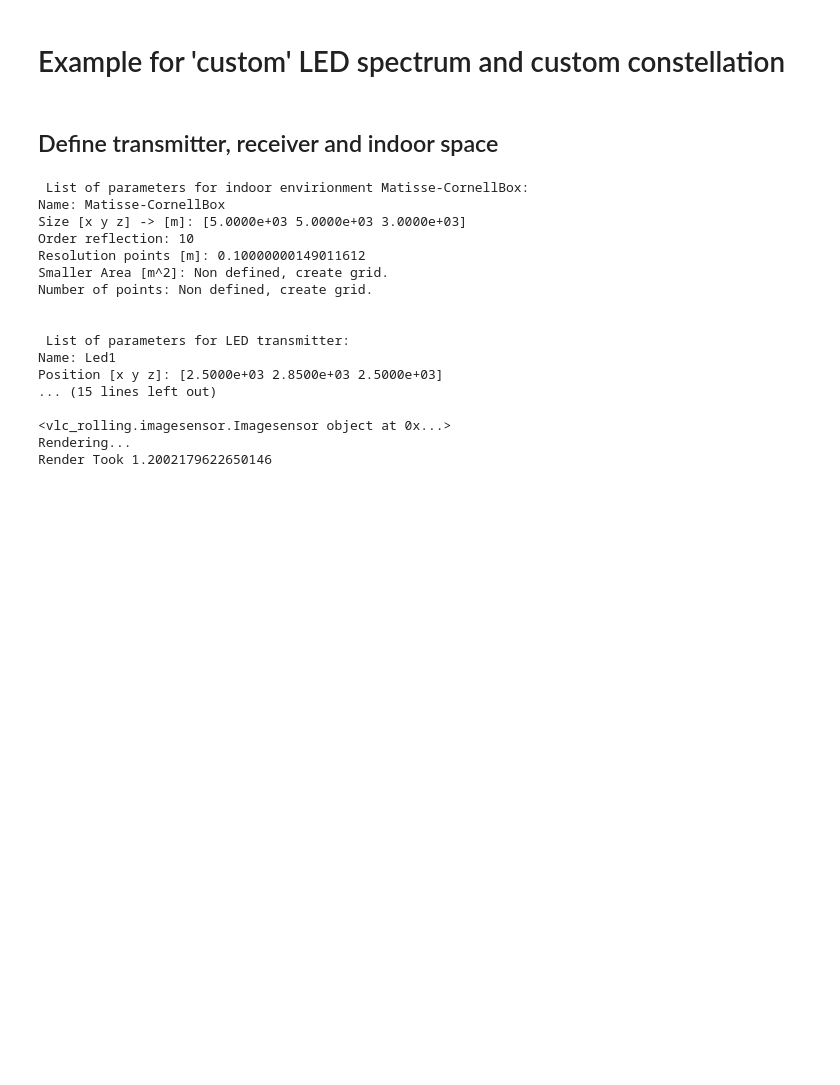
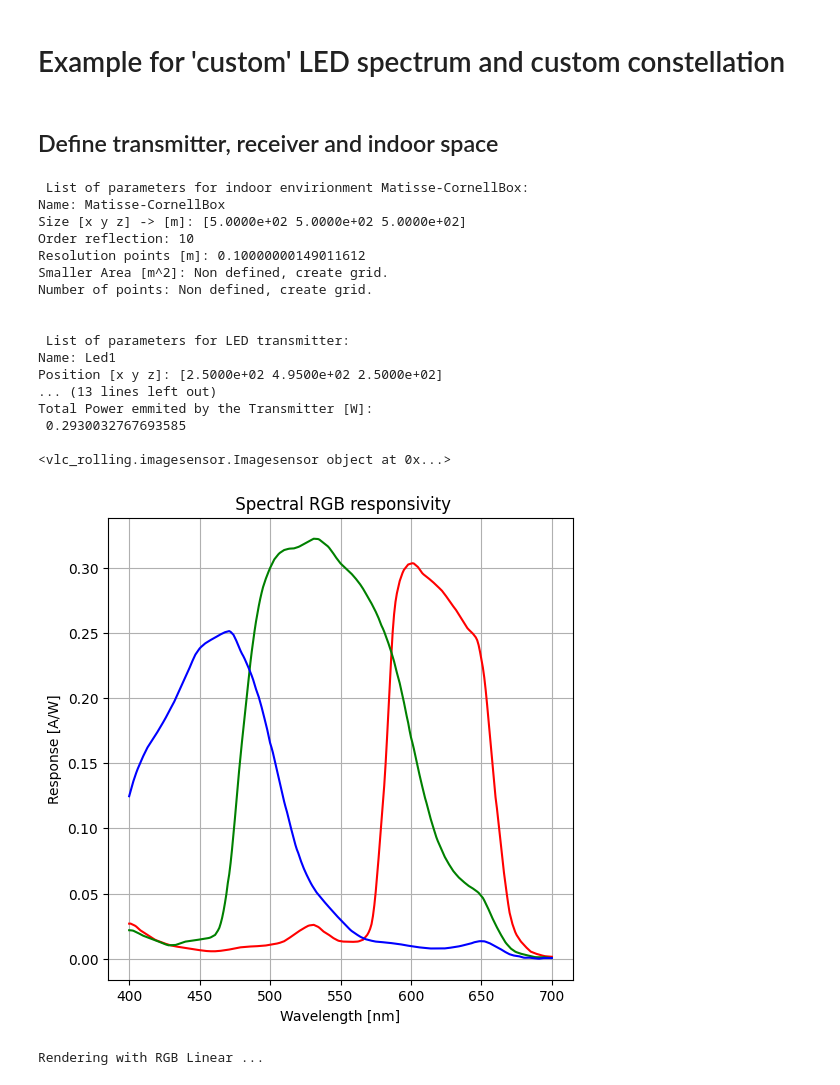
Before and after one commit to jufgutierrezgo/python-vlc-rolling, a Jupyter notebook: examples/vlc_rolling_basic_usage.ipynb, the cells around one changed output. Drawn from its saved outputs; the diff is of its cells as text; code cells hidden in the pictures; blank space fills up the shorter version.

Commit message:
rolling shutter module is working well

```diff
--- a/examples/vlc_rolling_basic_usage.ipynb
+++ b/examples/vlc_rolling_basic_usage.ipynb
@@ -29,16 +3,41 @@ plt.rcParams['figure.facecolor']='white'
 # %% [markdown]
 ## Define transmitter, receiver and indoor space
 # %%
+# Import Symbol Constants
+from vlc_rolling.constants import Constants as Kt
+
+from vlc_rolling.transmitter import Transmitter
+
+from vlc_rolling.indoorenv import Indoorenv
+
+from vlc_rolling.imagesensor import Imagesensor
+
+from vlc_rolling.rollingshutter import RollingShutter
+
+from vlc_rolling.sightpy import *
+
+# Import numpy
+import numpy as np
+
+#Import luxpy
+import luxpy as lx
+
+# Import Matplotlob
+import matplotlib.pyplot as plt
+plt.rcParams['figure.figsize'] = [6, 6]
+plt.rcParams['figure.facecolor']='white'
+
+
 
 green_wall = rgb(0.0, 1.0, 0.0)
-red_wall = rgb(0.0, 1.0, 0.0)
+red_wall = rgb(1.0, 0.0, 0.0)
 white_wall = rgb(0.8, 0.8, 0.8)
 floor_wall = rgb(0.1, 0.1, 0.1)
 
 # room dimensions in milimeters
-WIDTH = 5e3
-LENGTH = 5e3
-HEIGHT = 3e3
+WIDTH = 5e2
+LENGTH = 5e2
+HEIGHT = 5e2
 
 # camera parameters
 # CAMERA_CENTER=[]
@@ -51,10 +50,10 @@ room = Indoorenv(
     no_reflections=10,
     resolution=1/10,
     ceiling=('diffuse', white_wall),
-    west=('diffuse', white_wall),
-    north=('diffuse', green_wall),
-    east=('diffuse', white_wall),
-    south=('diffuse', red_wall),
+    west=('diffuse', red_wall),
+    north=('diffuse', white_wall),
+    east=('diffuse', green_wall),
+    south=('diffuse', white_wall),
     floor=('diffuse', floor_wall)
         )
 room.create_environment()
@@ -65,46 +64,52 @@ transmitter = Transmitter(
     room=room,
     name="Led1",
     led_type='gaussian',
     reference='RGB-Phosphor',
-    position=[LENGTH/2, HEIGHT*0.95, WIDTH/2],
+    position=[LENGTH/2, HEIGHT*0.99, WIDTH/2],
     normal=[0, 0, -1],
     mlambert=1.3,
     wavelengths=[620, 530, 475],
     fwhm=[20, 30, 20],
     constellation='ieee16',
-    luminous_flux=5000
+    frequency=1e4,
+    luminous_flux=50
             )
 print(transmitter)
 
-cam = Imagesensor(
+img_sensor = Imagesensor(
     name="Camera",
-    focal_length = 1,
+    focal_length = 1e0,
     pixel_size = 1,
-    image_height = 100,
-    image_width = 100,
-    camera_center = vec3(WIDTH/2, LENGTH/2, HEIGHT + 5e0 + 1e2),
-    camera_look_at = vec3(WIDTH/2, LENGTH/2, HEIGHT + 1e2),
+    image_height = 2*100,
+    image_width = 3*100,
+    camera_center = vec3(WIDTH/2, 0.49*LENGTH, HEIGHT + HEIGHT/20),
+    camera_look_at = vec3(WIDTH/2, LENGTH/2, HEIGHT),
     room = room,
+    transmitter=transmitter,
     sensor='SonyStarvisBSI'
     )
-print(cam)
-
-room.render_environment()
+print(img_sensor)
+img_sensor.plot_responsivity()
+img_sensor.take_picture(plot='false')
+img_sensor.plot_rgblinear_image()
+img_sensor.plot_crosstalk_rgblinear_image()
 # %% [output]
  List of parameters for indoor envirionment Matisse-CornellBox:
 Name: Matisse-CornellBox
-Size [x y z] -> [m]: [5.0000e+03 5.0000e+03 3.0000e+03]
+Size [x y z] -> [m]: [5.0000e+02 5.0000e+02 5.0000e+02]
 Order reflection: 10
 Resolution points [m]: 0.10000000149011612
 Smaller Area [m^2]: Non defined, create grid.
 Number of points: Non defined, create grid.
 
 
  List of parameters for LED transmitter:
 Name: Led1
-Position [x y z]: [2.5000e+03 2.8500e+03 2.5000e+03]
-... (15 lines left out)
+Position [x y z]: [2.5000e+02 4.9500e+02 2.5000e+02]
+... (13 lines left out)
+Total Power emmited by the Transmitter [W]:
+ 0.2930032767693585
 
 <vlc_rolling.imagesensor.Imagesensor object at 0x...>
-Rendering...
-Render Took 1.2002179622650146
+[figure, added]
+Rendering with RGB Linear ...
```
Also changed, not shown: parts of 3 cells of this notebook, 2 other files.
